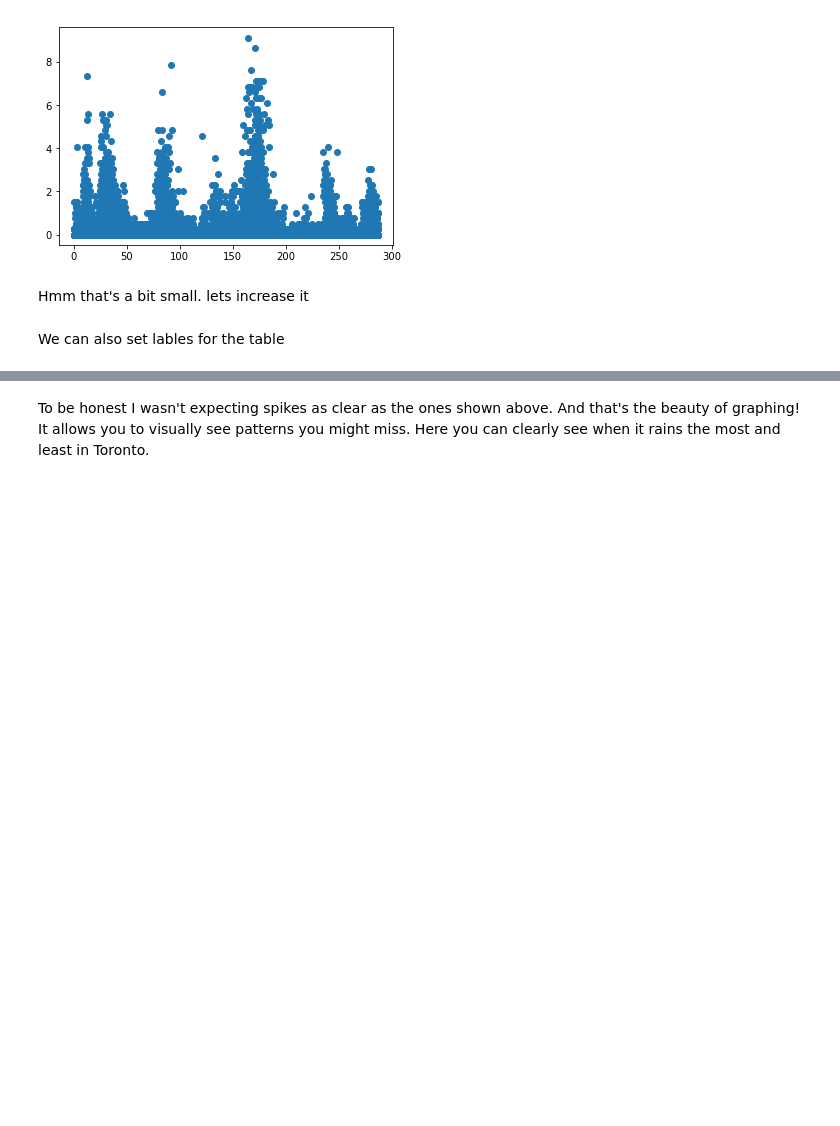
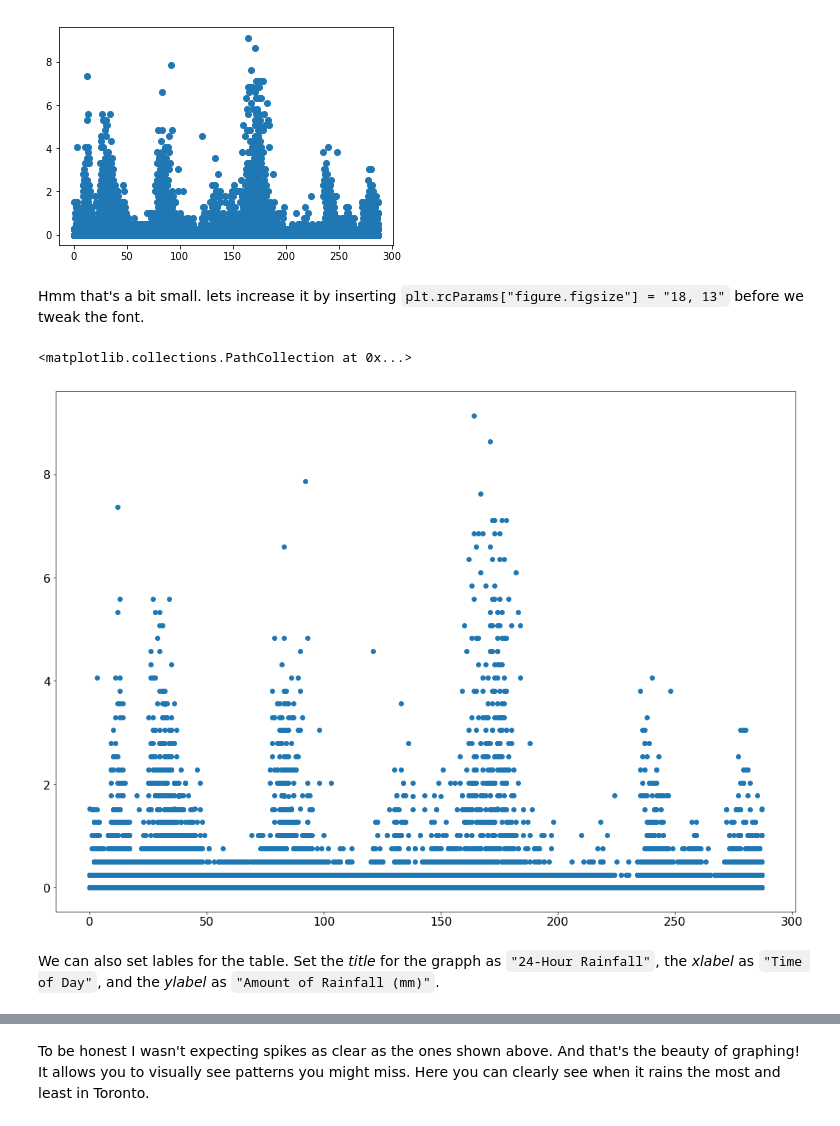
Before and after one commit to bigdatachallenge/bdc_workshops, a Jupyter notebook: workshop_two/Workshop #2 - Intro to Matplotlib and Visualizations.ipynb, the cells around one changed output, grey strips where cells are left out. Cells and saved outputs as stored; diff of their text form; code cells hidden in the pictures; blank space fills up the shorter version.

```diff
--- a/workshop_two/Workshop #2 - Intro to Matplotlib and Visualizations.ipynb
+++ b/workshop_two/Workshop #2 - Intro to Matplotlib and Visualizations.ipynb
@@ -18,5 +29,5 @@ Lets start by importing the dataframe from last week's workshop. (Remember the p
 # %%
-timeHourRainfallDF = pd.read_pickle("../saved_dataframes/workshop1RainfallDF")
+timeHourRainfallDF = pd.read_pickle(<FILL IN>)
 timeHourRainfallDF.head()
 # %% [output]
 |  | id | name | date | rainfall | time | hour |
@@ -66,3 +101,5 @@ x = timeHourRainfallDF["timeIndex"].values
+# %%
+x = <FILL IN>
 # %% [markdown]
 Now lets construct our graph.
 # %%
@@ -71,7 +108,15 @@ plt.scatter(x,y)
 <matplotlib.collections.PathCollection at 0x...>
 [figure]
 # %% [markdown]
-Hmm that's a bit small. lets increase it
+Hmm that's a bit small. lets increase it by inserting `plt.rcParams["figure.figsize"] = "18, 13"` before we tweak the font.
-# %% [markdown]
-We can also set lables for the table
+# %%
+<FILL IN>
+font = {'size': 16} #You can tweak around with the font params to make them prettier.
+plt.rc('font', **font) #Note: You only need to modify font global variables once and your changes will persist.
+plt.scatter(x,y)
+# %% [output]
+<matplotlib.collections.PathCollection at 0x...>
+[figure, added]
+# %% [markdown]
+We can also set lables for the table. Set the _title_ for the grapph as `"24-Hour Rainfall"`, the _xlabel_ as `"Time of Day"`, and the _ylabel_ as `"Amount of Rainfall (mm)"`.
 # %%
```
Also changed, not shown: parts of 55 cells of this notebook.
